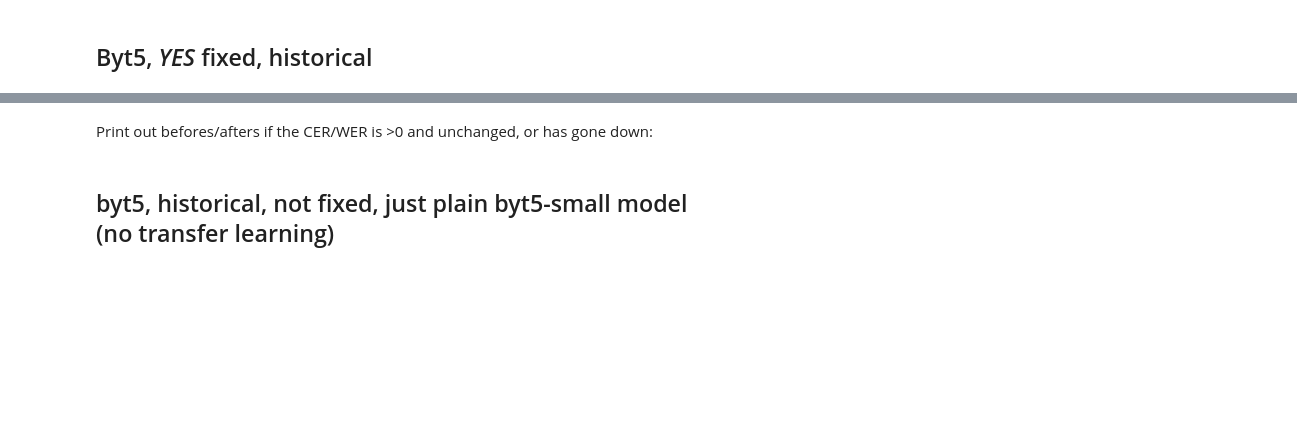
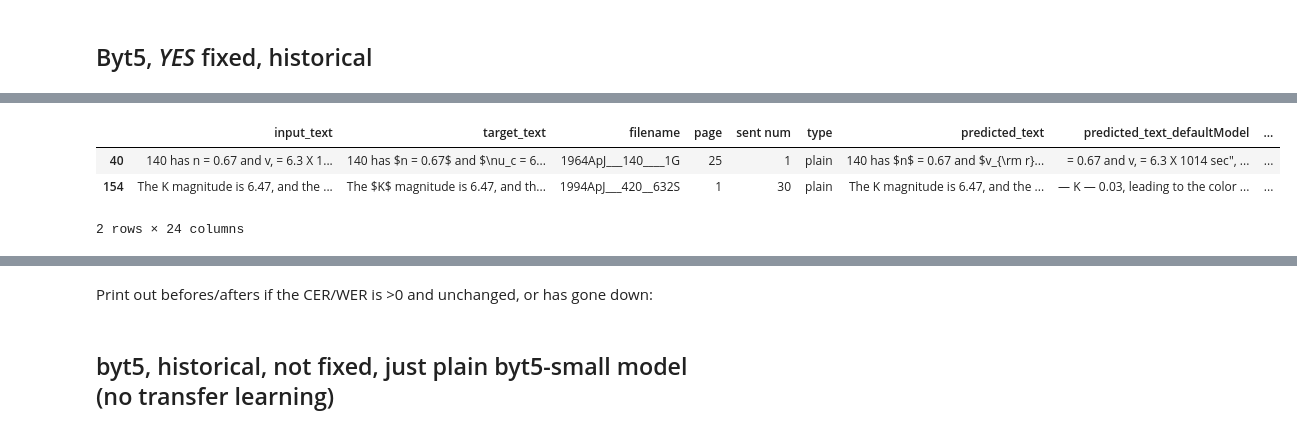
Before and after one commit to ReadingTimeMachine/ocr_post_correction, a Jupyter notebook: byt5/baseline_byt5_calcs.ipynb, the cells around one changed output, grey strips where cells are left out. Drawn from its saved outputs; the diff is of its cells as text; code cells hidden in the pictures; blank space fills up the shorter version.

Commit message:
inferece checks

```diff
--- a/byt5/baseline_byt5_calcs.ipynb
+++ b/byt5/baseline_byt5_calcs.ipynb
@@ -1181,3 +1167,12 @@ datnames = ['mean_cer_before','mean_wer_before','mean_cer_after','mean_wer_after
             'mean_cer_imp','mean_wer_imp','cerImp', 'werImp']
 for d,n in zip(dats,datnames):
     save_dat(save_dats_dir+names_start+n+'.dat',d,formatting='zfill')
+# %%
+# check really big ones
+df_byt5_words_h_full_fix.loc[df_byt5_words_h_full_fix['CER Fix Corrected'] > 60]
+#df_byt5_words_h_full_fix.loc[df_byt5_words_h_full_fix['CER Fix Corrected'] > df_byt5_words_h_full_fix['CER Before']]
+# %% [output]
+|  | input_text | target_text | filename | page | sent num | type | predicted_text | predicted_text_defaultModel | ... |
+| 40 | 140 has n = 0.67 and v, = 6.3 X 1... | 140 has $n = 0.67$ and $\nu_c = 6... | 1964ApJ___140____1G | 25 | 1 | plain | 140 has $n$ = 0.67 and $v_{\rm r}... | = 0.67 and v, = 6.3 X 1014 sec", ... | ... |
+| 154 | The K magnitude is 6.47, and the ... | The $K$ magnitude is 6.47, and th... | 1994ApJ___420__632S | 1 | 30 | plain | The K magnitude is 6.47, and the ... | — K — 0.03, leading to the color ... | ... |
+2 rows × 24 columns
```
Also changed, not shown: parts of 16 cells of this notebook, 2 other files.
